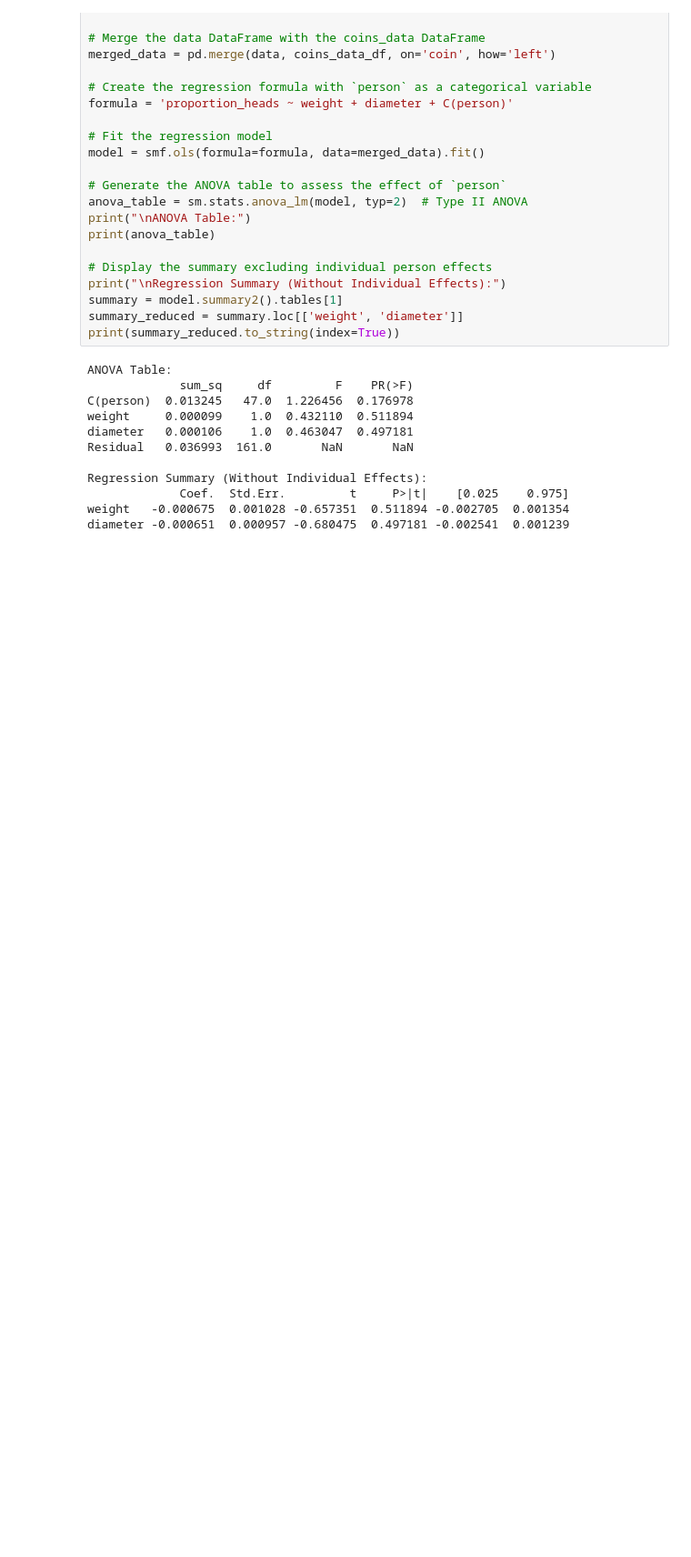
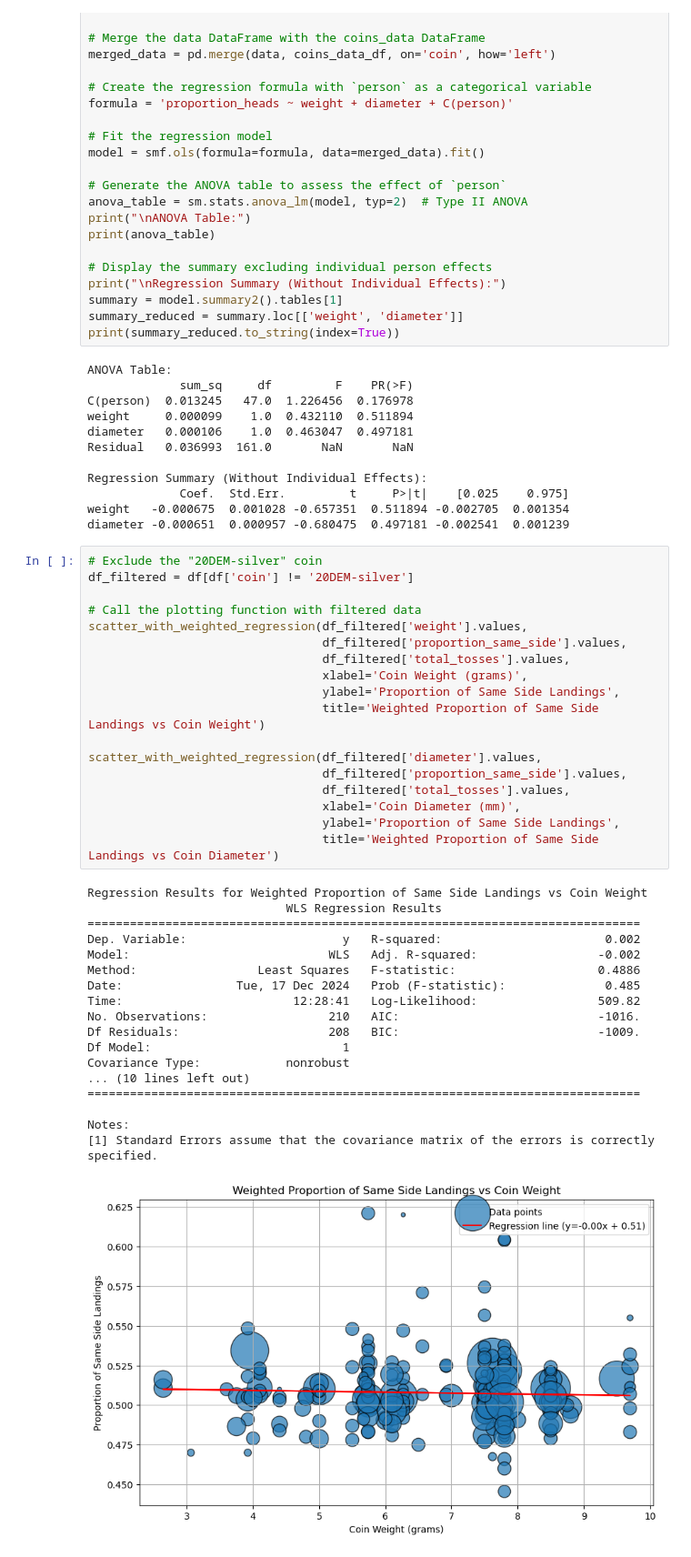
Before and after one commit to julsofpet/cointoss, a Jupyter notebook: explore.ipynb, the cells around one changed output. Shown at 91% size. Saved outputs shown, nothing was run; the diff lists cells and outputs as text; blank space fills up the shorter version.

```diff
--- a/explore.ipynb
+++ b/explore.ipynb
@@ -821,3 +808,40 @@ Regression Summary (Without Individual Effects):
              Coef.  Std.Err.         t     P>|t|    [0.025    0.975]
 weight   -0.000675  0.001028 -0.657351  0.511894 -0.002705  0.001354
 diameter -0.000651  0.000957 -0.680475  0.497181 -0.002541  0.001239
+# %%
+# Exclude the "20DEM-silver" coin
+df_filtered = df[df['coin'] != '20DEM-silver']
+
+# Call the plotting function with filtered data
+scatter_with_weighted_regression(df_filtered['weight'].values,
+                                 df_filtered['proportion_same_side'].values,
+                                 df_filtered['total_tosses'].values,
+                                 xlabel='Coin Weight (grams)',
+                                 ylabel='Proportion of Same Side Landings',
+                                 title='Weighted Proportion of Same Side Landings vs Coin Weight')
+
+scatter_with_weighted_regression(df_filtered['diameter'].values,
+                                 df_filtered['proportion_same_side'].values,
+                                 df_filtered['total_tosses'].values,
+                                 xlabel='Coin Diameter (mm)',
+                                 ylabel='Proportion of Same Side Landings',
+                                 title='Weighted Proportion of Same Side Landings vs Coin Diameter')
+# %% [output]
+Regression Results for Weighted Proportion of Same Side Landings vs Coin Weight
+                            WLS Regression Results
+==============================================================================
+Dep. Variable:                      y   R-squared:                       0.002
+Model:                            WLS   Adj. R-squared:                 -0.002
+Method:                 Least Squares   F-statistic:                    0.4886
+Date:                Tue, 17 Dec 2024   Prob (F-statistic):              0.485
+Time:                        12:28:41   Log-Likelihood:                 509.82
+No. Observations:                 210   AIC:                            -1016.
+Df Residuals:                     208   BIC:                            -1009.
+Df Model:                           1
+Covariance Type:            nonrobust
+... (10 lines left out)
+==============================================================================
+
+Notes:
+[1] Standard Errors assume that the covariance matrix of the errors is correctly specified.
+[figure, added]
```
Also changed, not shown: parts of 12 cells of this notebook.
